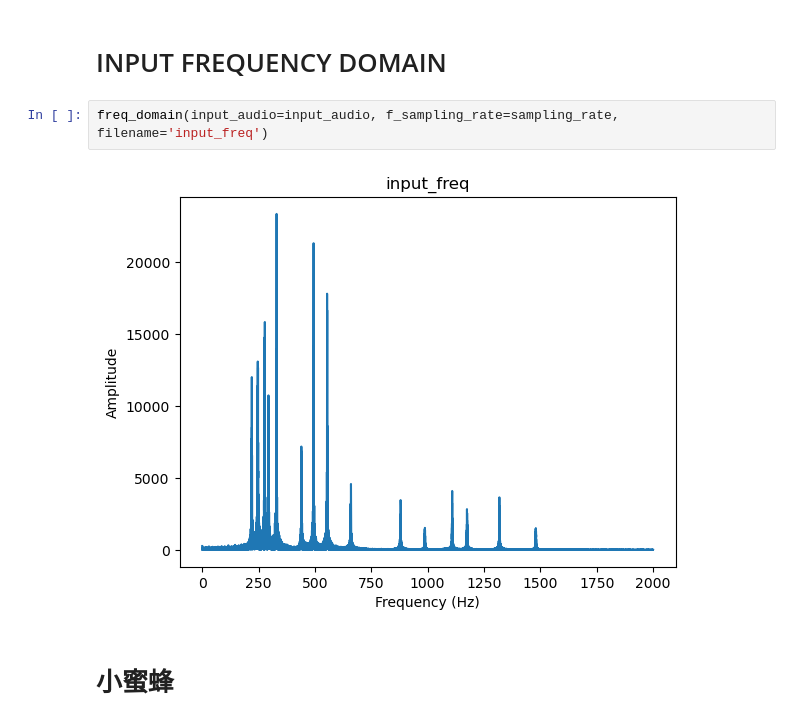
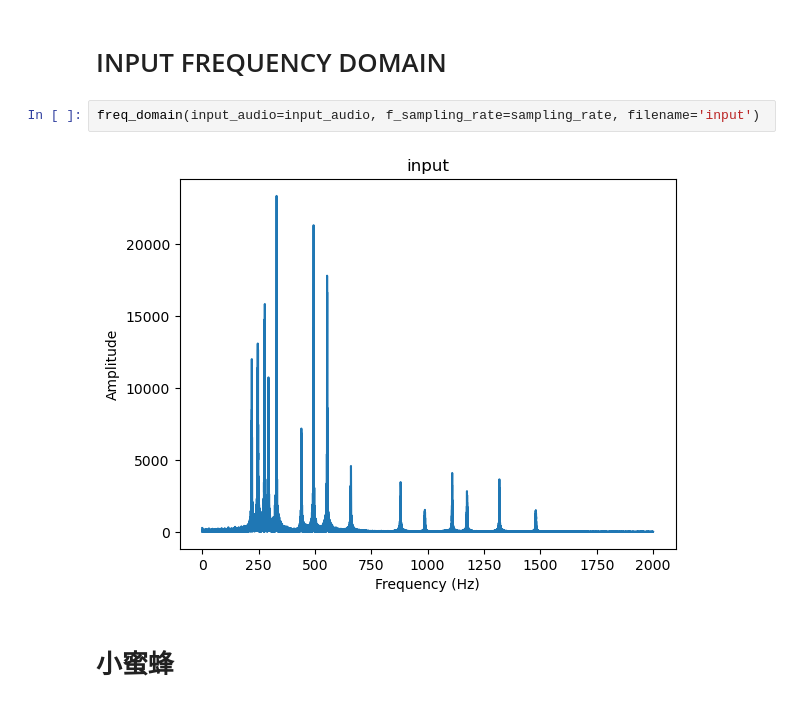
Before and after one commit to 108062138/multimedia-hw2, a Jupyter notebook: Q2/2.ipynb, the cells around one changed output. Cells and saved outputs as stored; diff of their text form.

```diff
--- a/Q2/2.ipynb
+++ b/Q2/2.ipynb
@@ -133,9 +133,9 @@ def time_domain(input_audio, filename):
 # %% [markdown]
 # INPUT FREQUENCY DOMAIN
 # %%
-freq_domain(input_audio=input_audio, f_sampling_rate=sampling_rate, filename='input_freq')
+freq_domain(input_audio=input_audio, f_sampling_rate=sampling_rate, filename='input')
 # %% [output]
-[figure, old version]
+[figure, new version]
 # %% [markdown]
 # 小蜜蜂
 # %%
```
Also changed, not shown: parts of 4 cells of this notebook, 8 other files.
